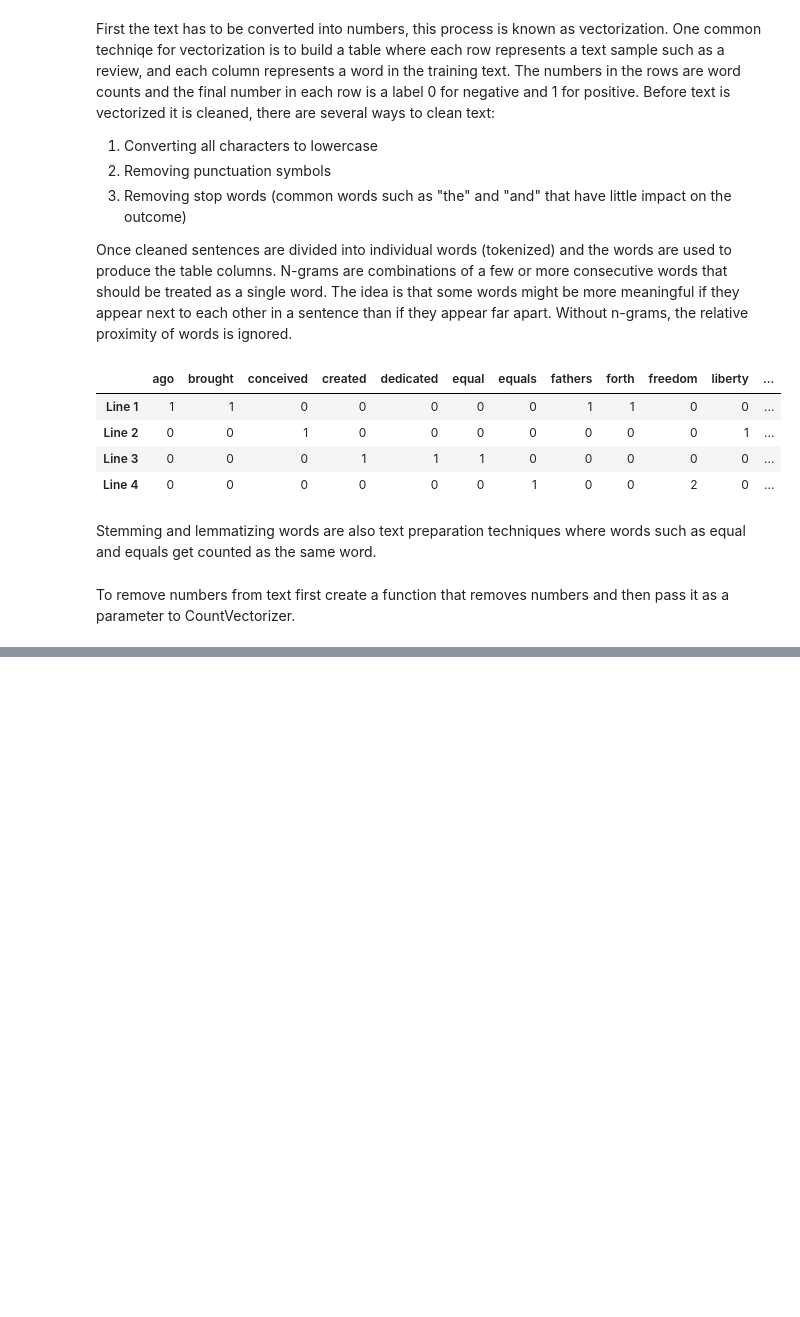
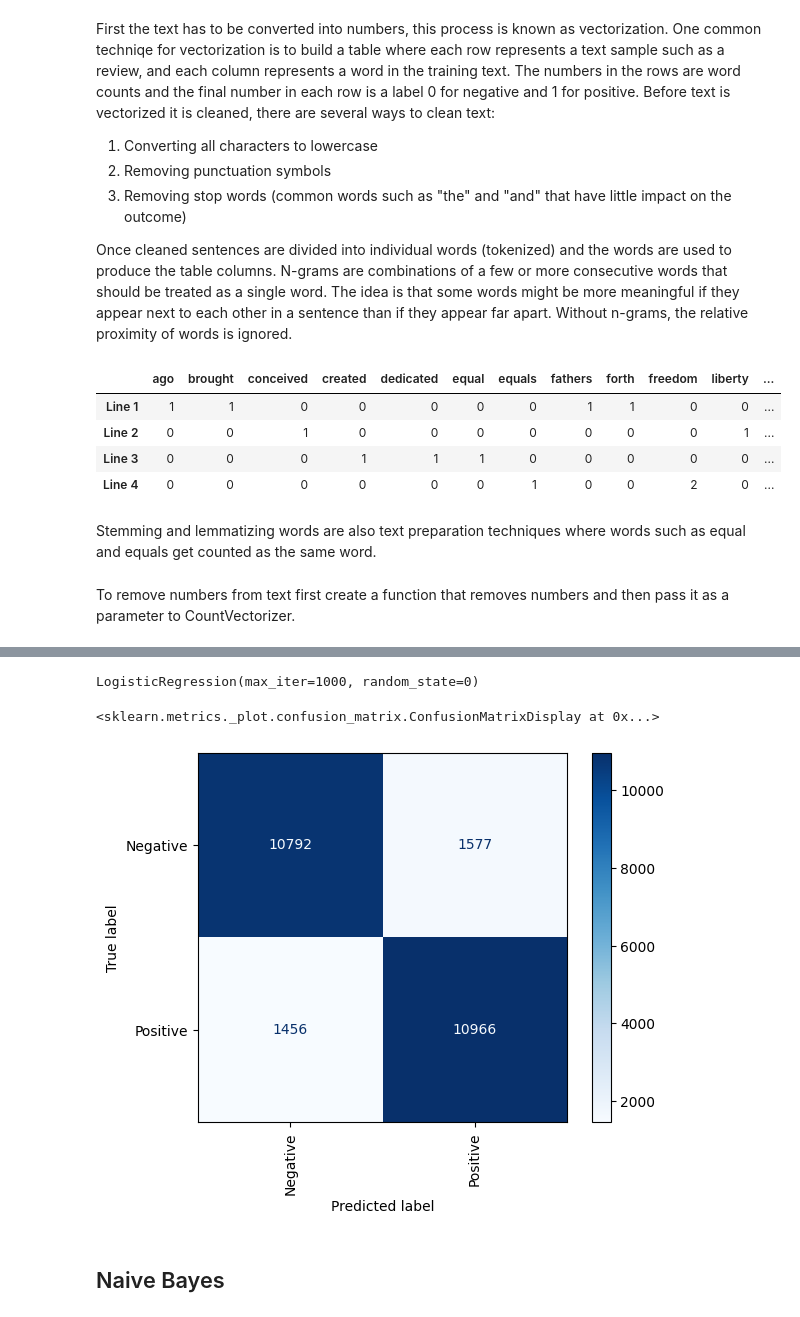
Before and after one commit to bolicnikola/Applied-Machine-Learning-And-AI, a Jupyter notebook: Text_Classification.ipynb, the cells around one changed output, grey strips where cells are left out. Drawn from its saved outputs; the diff is of its cells as text; code cells hidden in the pictures; blank space fills up the shorter version.

Commit message:
Added Sentiment Analysis on imdb dataset and spam filtering using Naive Bayes to the Text_Classification notebook

```diff
--- a/Text_Classification.ipynb
+++ b/Text_Classification.ipynb
@@ -50,0 +85,3 @@ word_matrix = vectorizer.fit_transform(lines)
+# %%
+df = df.drop_duplicates()
+df.groupby('Sentiment').describe()
@@ -50,0 +94,27 @@ word_matrix = vectorizer.fit_transform(lines)
+# %%
+vectorizer = CountVectorizer(ngram_range=(1,2), stop_words='english', min_df=20)
+
+x = vectorizer.fit_transform(df['Text'])
+y = df['Sentiment']
+# %%
+from sklearn.model_selection import train_test_split
+
+x_train, x_test, y_train, y_test = train_test_split(x, y, test_size=0.5, random_state=0)
+# %%
+from sklearn.linear_model import LogisticRegression
+
+model = LogisticRegression(max_iter=1000, random_state=0)
+model.fit(x_train, y_train)
+# %% [output]
+LogisticRegression(max_iter=1000, random_state=0)
+# %%
+%matplotlib inline
+from sklearn.metrics import ConfusionMatrixDisplay as cmd
+
+cmd.from_estimator(model, x_test, y_test, display_labels=['Negative', 'Positive'], cmap='Blues',
+                   xticks_rotation='vertical')
+# %% [output]
+<sklearn.metrics._plot.confusion_matrix.ConfusionMatrixDisplay at 0x...>
+[figure, added]
+# %% [markdown]
+## Naive Bayes
```
Also changed, not shown: parts of 17 cells of this notebook, 1 other file.
